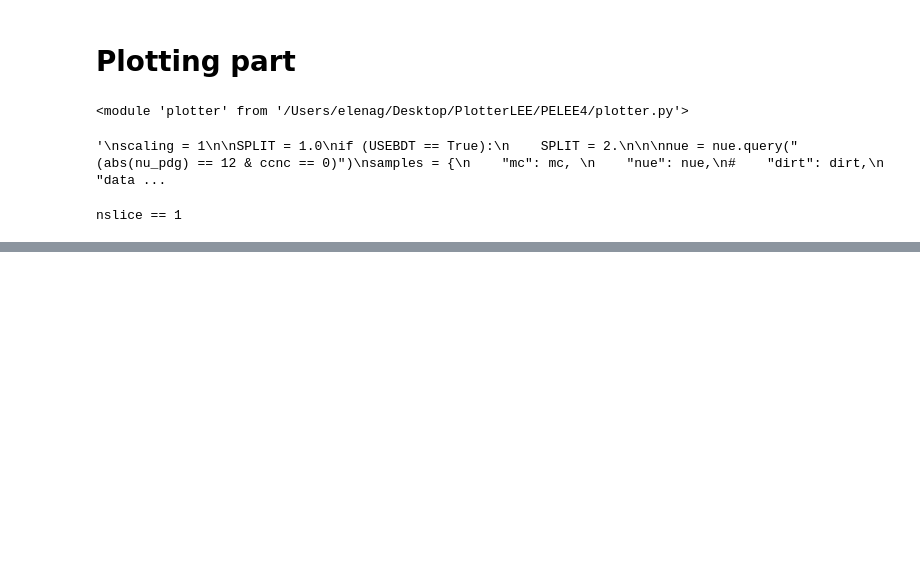
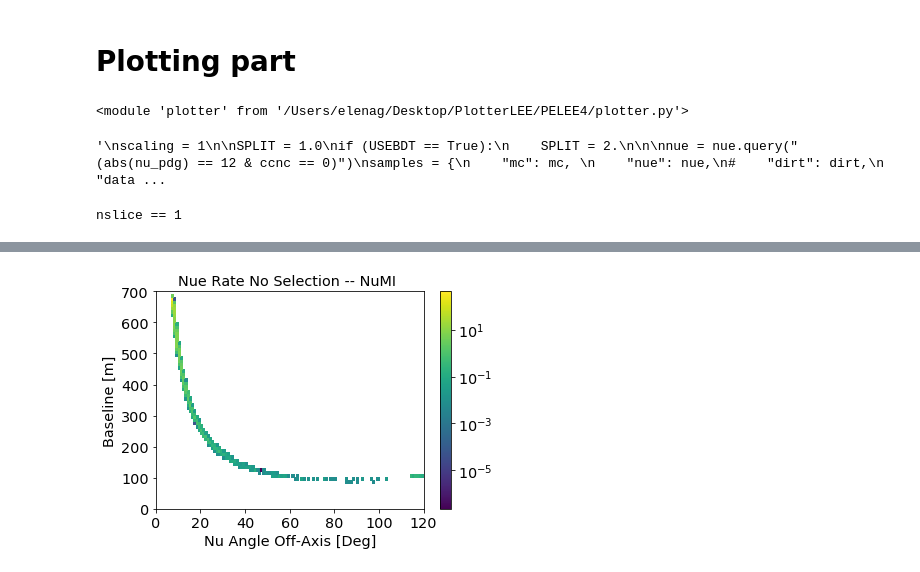
Before and after one commit to ubneutrinos/PELEE, a Jupyter notebook: PlotterNuMIBDT1eNpFullDataSetNueIntrinsic.ipynb, the cells around one changed output, grey strips where cells are left out. Cells and saved outputs as stored; diff of their text form; code cells hidden in the pictures; blank space fills up the shorter version.

```diff
--- a/PlotterNuMIBDT1eNpFullDataSetNueIntrinsic.ipynb
+++ b/PlotterNuMIBDT1eNpFullDataSetNueIntrinsic.ipynb
@@ -968,3 +1068,34 @@ nu_pdg==12 and nslice == 1 and selected == 1 and shr_energy_tot_cali > 0.07 and
+# %%
+import matplotlib as mpl
+
+def scatPlotWithData(samples,weights,qry,tit,varx,rngx,binx,titx,vary,rngy,biny,tity,showData=False):
+    fig, ax = plt.subplots()
+    h=ax.hist2d(samples['nue'].query(qry)[varx], samples['nue'].query(qry)[vary],
+           weights=samples['nue'].query(qry)["weightSplineTimesTuneTimesPPFX"]*weights['nue'],
+           bins=[binx,biny],
+           range=[rngx,rngy],
+           norm=mpl.colors.LogNorm())
+    ax.set_title(tit)
+    ax.set_xlabel(titx)
+    ax.set_ylabel(tity)
+    #ax.set_aspect('equal', adjustable='box')
+    fig.colorbar(h[3], ax=ax)
+
+    #ax.colorbar()
+    if showData:
+        qry = qry #+ " and reco_e > 0.65"
+        plt.plot(samples['data'].query(qry)[varx], samples['data'].query(qry)[vary], 'o', color='white')
+
+    plt.show()
+    name = varx+"_"+vary+"_NuMI.pdf"
+    #fig.savefig("/Users/elenag/Desktop/PlotterLEE/plots/NearSideband/reco_e065/2D/"+name)
+# %%
+qry = "nu_pdg==12"
+tit = 'Nue Rate No Selection -- NuMI '
+showData = False
+scatPlotWithData(samples,weights,qry,tit,"numi_nu_true_Angle",(0,120),120,'Nu Angle Off-Axis [Deg]',"baseline",(0,700),70,'Baseline [m]',showData)
+# %% [output]
+[figure, added]
 # %%
 #print(ax2[0],ax2[1],ax2[2])
 print(type(ax2[0][1]))
```
Also changed, not shown: parts of 12 cells of this notebook, 6 other files.
